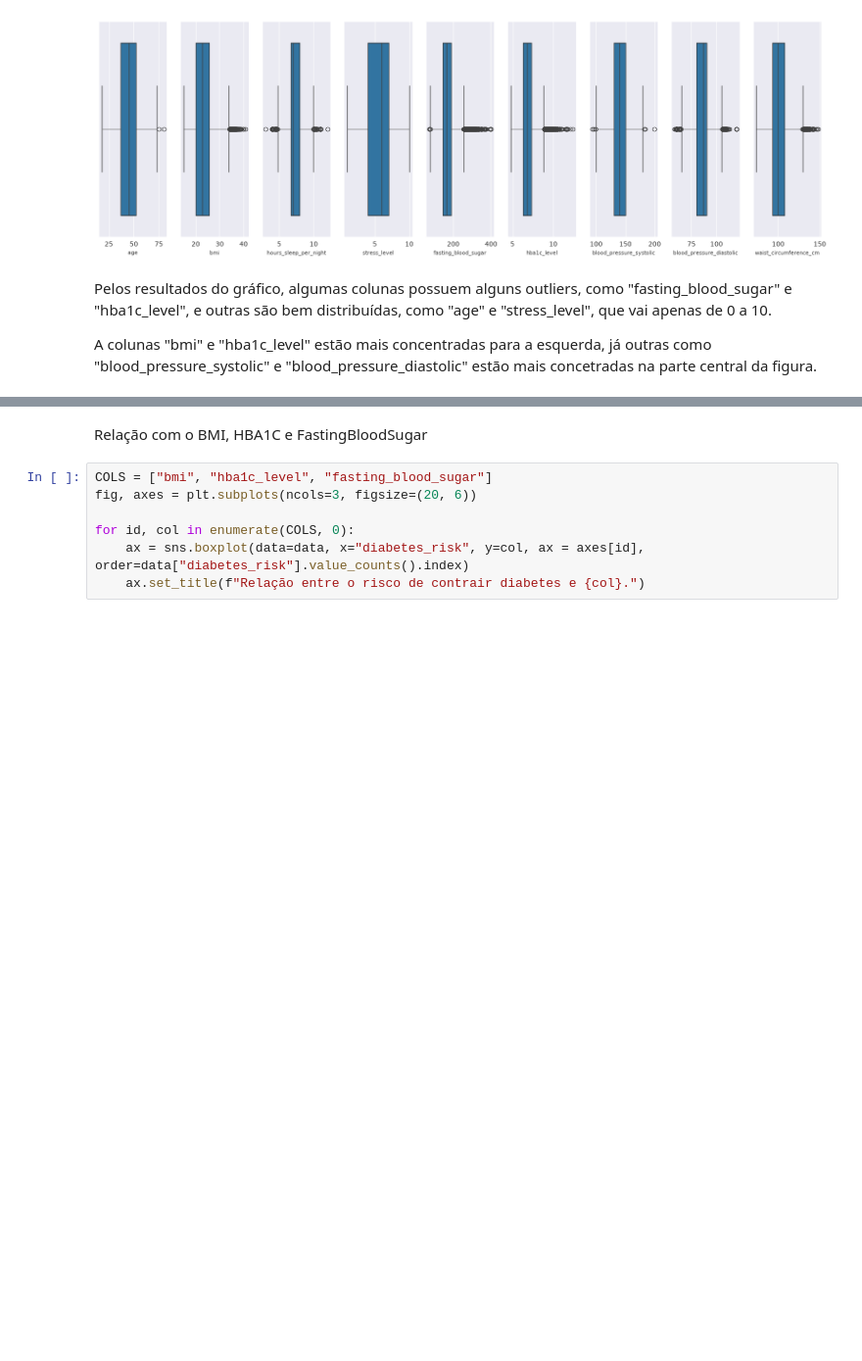
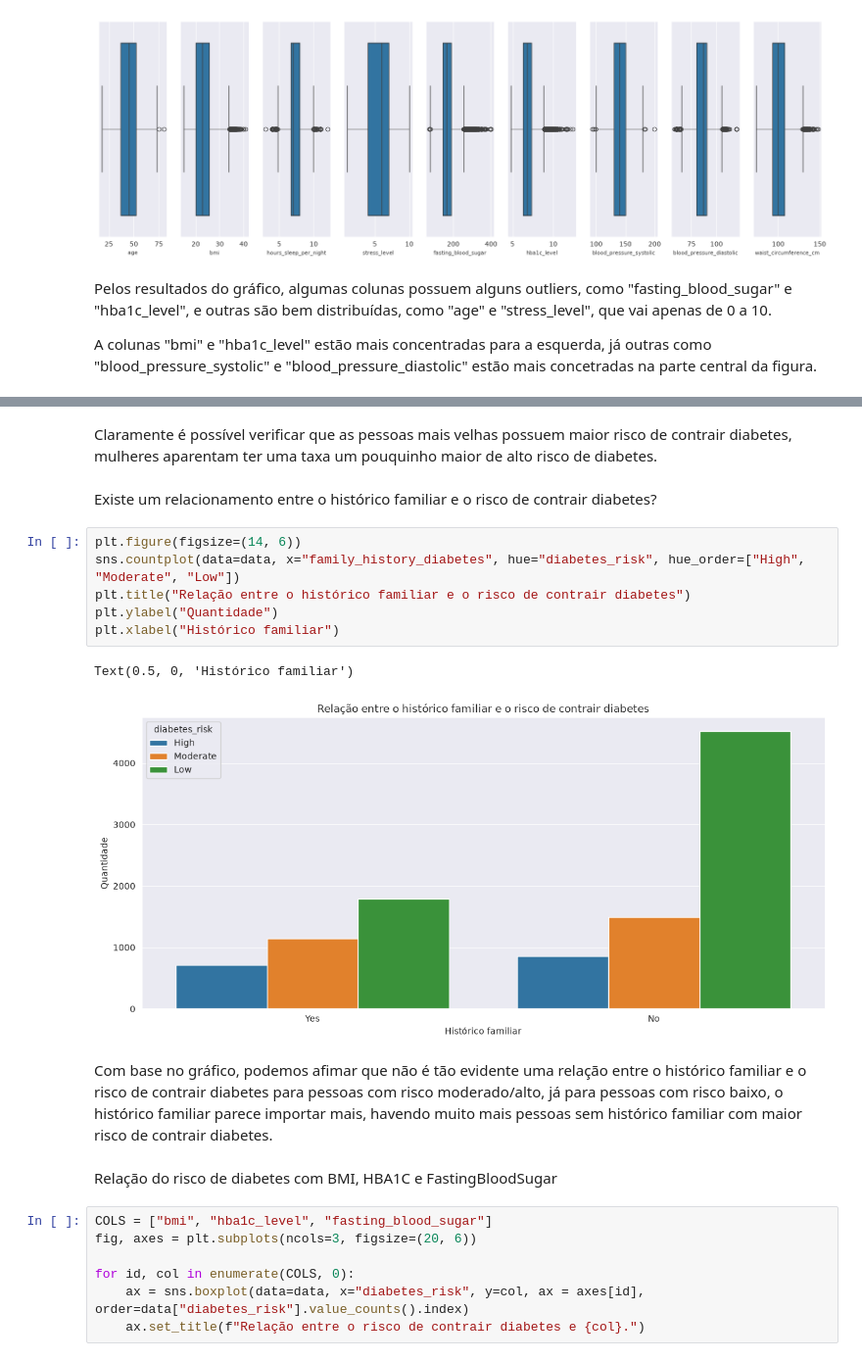
Before and after one commit to pagmaia/diabetes_risk_classification, a Jupyter notebook: diabetes_risk_prediction.ipynb, the cells around one changed output, grey strips where cells are left out. Shown at 98% size. Drawn from its saved outputs; the diff is of its cells as text; blank space fills up the shorter version.

```diff
--- a/diabetes_risk_prediction.ipynb
+++ b/diabetes_risk_prediction.ipynb
@@ -196,5 +206,20 @@ Relação de algumas categorias com o risco de contrair diabetes.
+# %% [markdown]
+Claramente é possível verificar que as pessoas mais velhas possuem maior risco de contrair diabetes, mulheres aparentam ter uma taxa um pouquinho maior de alto risco de diabetes.
+# %% [markdown]
+Existe um relacionamento entre o histórico familiar e o risco de contrair diabetes?
+# %%
+plt.figure(figsize=(14, 6))
+sns.countplot(data=data, x="family_history_diabetes", hue="diabetes_risk", hue_order=["High", "Moderate", "Low"])
+plt.title("Relação entre o histórico familiar e o risco de contrair diabetes")
+plt.ylabel("Quantidade")
+plt.xlabel("Histórico familiar")
+# %% [output]
+Text(0.5, 0, 'Histórico familiar')
+[figure, added]
+# %% [markdown]
+Com base no gráfico, podemos afimar que não é tão evidente uma relação entre o histórico familiar e o risco de contrair diabetes para pessoas com risco moderado/alto, já para pessoas com risco baixo, o histórico familiar parece importar mais, havendo muito mais pessoas sem histórico familiar com maior risco de contrair diabetes.
 # %% [markdown]
-Relação com o BMI, HBA1C e FastingBloodSugar
+Relação do risco de diabetes com BMI, HBA1C e FastingBloodSugar
 # %%
 COLS = ["bmi", "hba1c_level", "fasting_blood_sugar"]
 fig, axes = plt.subplots(ncols=3, figsize=(20, 6))
```
Also changed, not shown: parts of 5 cells of this notebook.
